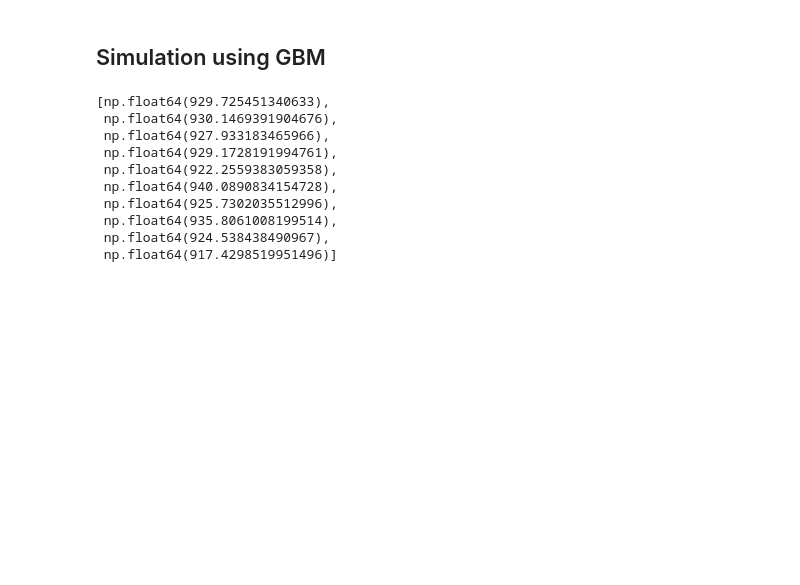
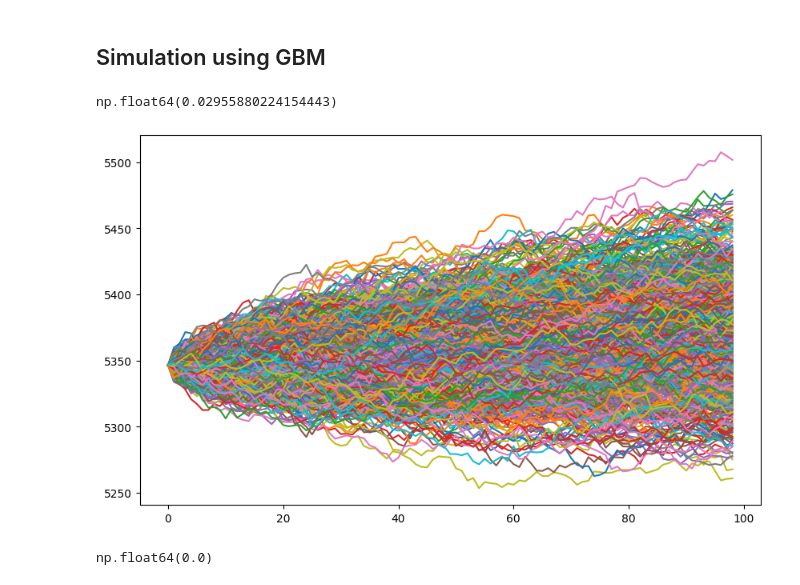
Before and after one commit to lesfgoh/MH4518-Simulation-Techniques, a Jupyter notebook: Code/tj_main.ipynb, the cells around one changed output. Saved outputs shown, nothing was run; the diff lists cells and outputs as text; code cells hidden in the pictures; blank space fills up the shorter version.

```diff
--- a/Code/tj_main.ipynb
+++ b/Code/tj_main.ipynb
@@ -64,7 +64,7 @@ def load_data(file_path):
     data.index = pd.to_datetime(data['Date'], format='%m/%d/%Y')
     data = data[data.index.isin(common_dates)]
     data['Price'] = data['Price'].str.replace(',', '').astype(float)
-    data['Log Return'] = np.log(data['Price'] / data['Price'].shift(1))
+    data['Log Return'] = np.log(data['Price'] / data['Price'].shift(-1))
     data.drop(columns=["Change %"], errors = "Ignore", inplace = True)
     data = data.dropna(subset=['Log Return'])
     return data
@@ -134,19 +135,25 @@ price_paths = {
 }
 # %% [markdown]
 ## Simulation using GBM
+# %%
+np.log(1.03)
+# %% [output]
+np.float64(0.02955880224154443)
 # %%
 dt = 1 / 252
 mu = {}
 sigma = {}
+risk_free_rate = 0.02879016416943205
 for index in ['SMI', 'STOXX50', 'SP500']:
-    mean_return = returns[index].mean()
+    mean_return = risk_free_rate/252
     variance = returns[index].var()
     mu[index] = mean_return
     sigma[index] = np.sqrt(variance)
 
 corr_matrix = returns.corr()
 
-n_simulations = 10
+date = '2024-08-01'
+n_simulations = 1000
 n_timesteps = len(pd.bdate_range(start='2024-08-01',end='2024-12-16'))
 
 Z = np.random.normal(size=(n_timesteps, n_simulations, 3))
@@ -157,9 +164,9 @@ Z_correlated_flat = Z_flat @ chol_matrix.T
 Z_correlated = Z_correlated_flat.reshape(n_timesteps, n_simulations, 3)
 
 initial_prices = {
-    'SMI': smi['Price'].iloc[-1],
-    'STOXX50': stoxx50['Price'].iloc[-1],
-    'SP500': sp500['Price'].iloc[-1]
+    'SMI': smi[smi.index > date]['Price'].iloc[-1],
+    'STOXX50': stoxx50[stoxx50.index > date]['Price'].iloc[-1],
+    'SP500': sp500[sp500.index > date]['Price'].iloc[-1]
 }
 
 price_paths = {
@@ -173,7 +180,7 @@ for index in ['SMI', 'STOXX50', 'SP500']:
 
 for i in range(1, n_timesteps + 1):
     for idx, index in enumerate(['SMI', 'STOXX50', 'SP500']):
-        drift_term = (mu[index] - 0.5 * sigma[index] ** 2) * dt
+        drift_term = (mu[index] - 0.5 * sigma[index] ** 2)
         diffusion_term = sigma[index] * np.sqrt(dt) * Z_correlated[i - 1, :, idx]
         price_paths[index][i] = price_paths[index][i - 1] * np.exp(drift_term + diffusion_term)
 
@@ -214,13 +224,10 @@ for i in range(len(price_paths['SMI'])):
-# %%
-l
-# %% [output]
-[np.float64(929.725451340633),
- np.float64(930.1469391904676),
- np.float64(927.933183465966),
- np.float64(929.1728191994761),
- np.float64(922.2559383059358),
- np.float64(940.0890834154728),
- np.float64(925.7302035512996),
- np.float64(935.8061008199514),
- np.float64(924.538438490967),
- np.float64(917.4298519951496)]
+# %%
+plt.figure(figsize=(10, 6))
+for path in price_paths["SP500"]:
+    plt.plot(path)
+# %% [output]
+[figure, added]
+# %%
+np.min(l) - np.max(l)
+# %% [output]
+np.float64(0.0)
```
Also changed, not shown: parts of 3 cells of this notebook, 1 other file.
